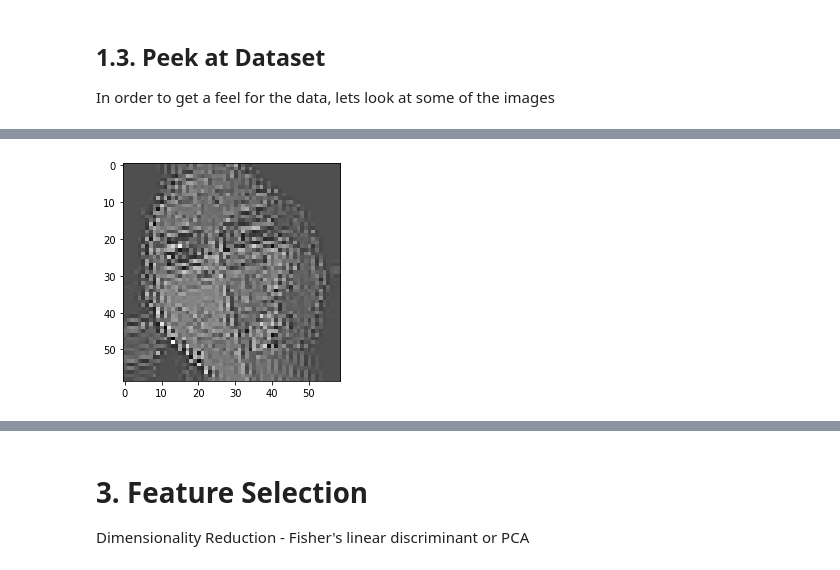
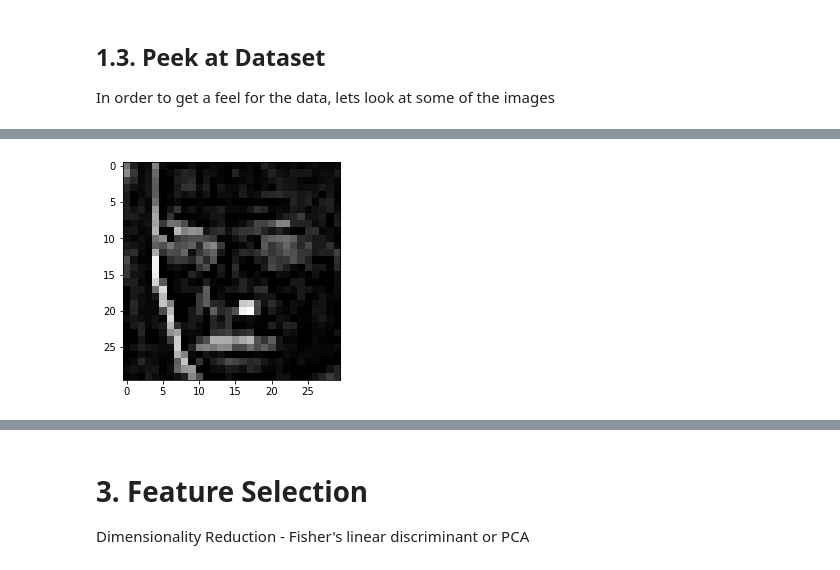
Before and after one commit to andreicozma1/CS522-TeamProject, a Jupyter notebook: main.ipynb, the cells around one changed output, grey strips where cells are left out. Saved outputs shown, nothing was run; the diff lists cells and outputs as text; code cells hidden in the pictures.

```diff
--- a/main.ipynb
+++ b/main.ipynb
@@ -250,18 +250,70 @@ def get_cnn_gray(flatten: bool):
 
     k_blur = np.array([[0, 1, 0], [1, 4, 1], [0, 1, 0]])  # gaussian blur
 
-    k_test = np.array([[-1, -5, 1],
-                       [5, 5, 5],
-                       [1, -5, -1]])
+    k_test = np.array([[-1, -1, -1],
+                       [-1, 100, -1],
+                       [-1, -1, -1]])
+
+    k_test1 = np.array([[-1, -1, -1],
+                       [1.15, 1.15, 1.15],
+                       [-1, -1, -1]])
+
+    k_test2 = np.array([[-1, 1.15, -1],
+                       [-1, 1.15,-1],
+                       [-1, 1.15, -1]])
+
+    k_test3 = np.array([[-1, -1, 1.15],
+                       [-1, 1.15, -1],
+                       [1.15, -1, -1]])
+
+    k_test4 = np.array([[1.15, -1, -1],
+                       [-1, 1.15, -1],
+                       [-1, -1, 1.15]])
+
+
+    k_test_app = []
+
+    k_test_app.append(k_test1)
+    k_test_app.append(k_test2)
+    k_test_app.append(k_test3)
+    k_test_app.append(k_test4)
+
+
+    k_test_app = np.array(k_test_app)
+    print(k_test_app.shape)
+
 
     # build model
     model = Sequential()
-    model.add(Conv(kernel=kernel, name="input_layer"))
+
+    model.add(Conv(kernel=k_test1, name="input_layer"))
+    model.add(Pooling2D(mode='max'))
+
+    # model.add(Activation('relu'))
+
+    # model.add(Conv(kernel=k_test1, name="input_layer"))
+    # model.add(Activation('sigmoid'))
+
+    # model.add(Conv(kernel=k_test2, name="input_layer"))
+    # model.add(Activation('sigmoid'))
+
+    # model.add(Conv(kernel=k_test3, name="input_layer"))
+    # model.add(Activation('sigmoid'))
+
+    # model.add(Conv(kernel=k_test4, name="input_layer"))
+    # model.add(Activation('sigmoid'))
+
+
+    model.add(Conv(kernel=k_outline, name="input_layer"))
     model.add(Activation('relu'))
-    model.add(Pooling2D(mode='avg'))
-    model.add(Conv(kernel=kernel, name="input_layer"))
-    model.add(Activation('relu'))
-    model.add(Conv(kernel=kernel, name="input_layer"))
+
+
+    model.add(Pooling2D(mode='max'))
+    # model.add(Conv(kernel=k_outline, name="input_layer"))
+    # model.add(Activation('relu'))
+    # model.add(Conv(kernel=k_sharpen, name="input_layer"))
+    # model.add(Activation('relu'))
+    # model.add(Conv(kernel=k_emboss, name="input_layer"))
     if (flatten):
         model.add(Flatten())
     # model.add(Activation('sigmoid'))
@@ -269,15 +321,17 @@ def get_cnn_gray(flatten: bool):
     return model
 
 
-test_image_gray = dataset_gray.train.X[7345]
-# feed image through model
-x = get_cnn_gray(flatten=False).feedforward(test_image_gray)
+for i in range(20):
+    randint = np.random.randint(0, len(dataset.train.X))
+    test_image_gray = dataset_gray.train.X[randint]
+    # feed image through model
+    x = get_cnn_gray(flatten=False).feedforward(test_image_gray)
 
-# display original image
-plt.imshow(test_image_gray, cmap='gray')
-plt.show()
+    # display original image
+    plt.imshow(test_image_gray, cmap='gray')
+    plt.show()
 
-# display convoluted image
-plt.imshow(x, cmap='gray')
-plt.show()
+    # display convoluted image
+    plt.imshow(x, cmap='gray')
+    plt.show()
 # %% [output]
@@ -294 +348 @@ Model: Sequential
-[figure, old version]
+[figure, new version]
```
Also changed, not shown: parts of 7 cells of this notebook.
